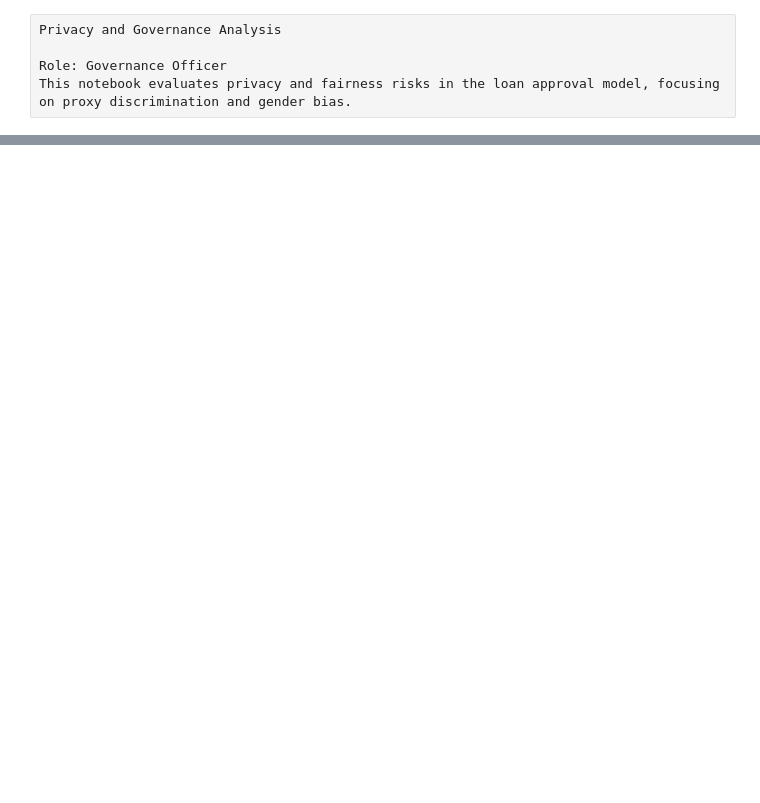
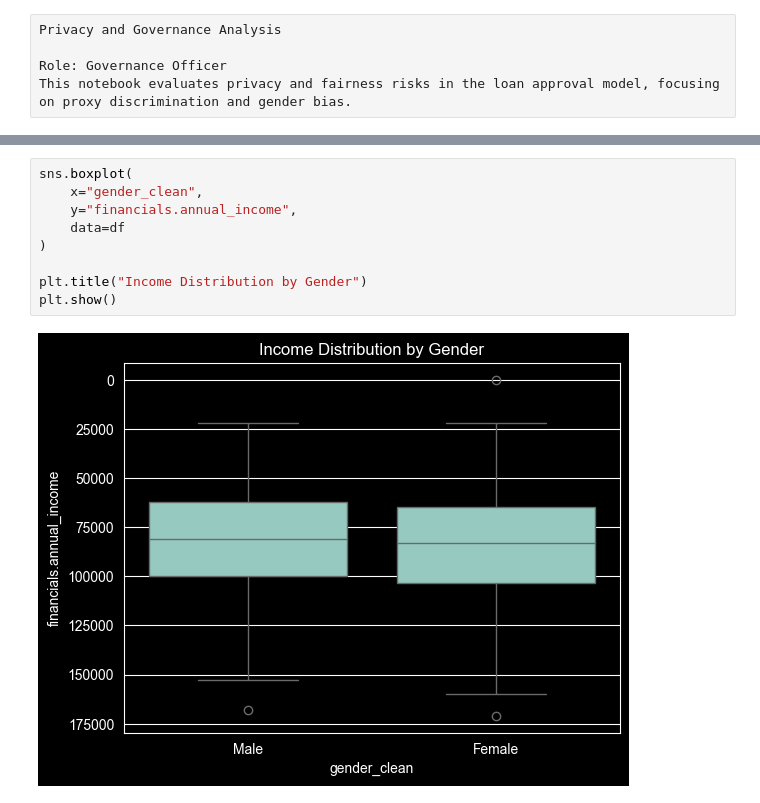
Before and after one commit to korbidietl/dego_gp_txc1, a Jupyter notebook: notebooks/03-privacy-demo.ipynb, the cells around one changed output, grey strips where cells are left out. Drawn from its saved outputs; the diff is of its cells as text; blank space fills up the shorter version.

```diff
--- a/notebooks/03-privacy-demo.ipynb
+++ b/notebooks/03-privacy-demo.ipynb
@@ -20,0 +197,11 @@ df.head()
+# %%
+sns.boxplot(
+    x="gender_clean",
+    y="financials.annual_income",
+    data=df
+)
+
+plt.title("Income Distribution by Gender")
+plt.show()
+# %% [output]
+[figure, added]
```
Also changed, not shown: parts of 7 cells of this notebook.
